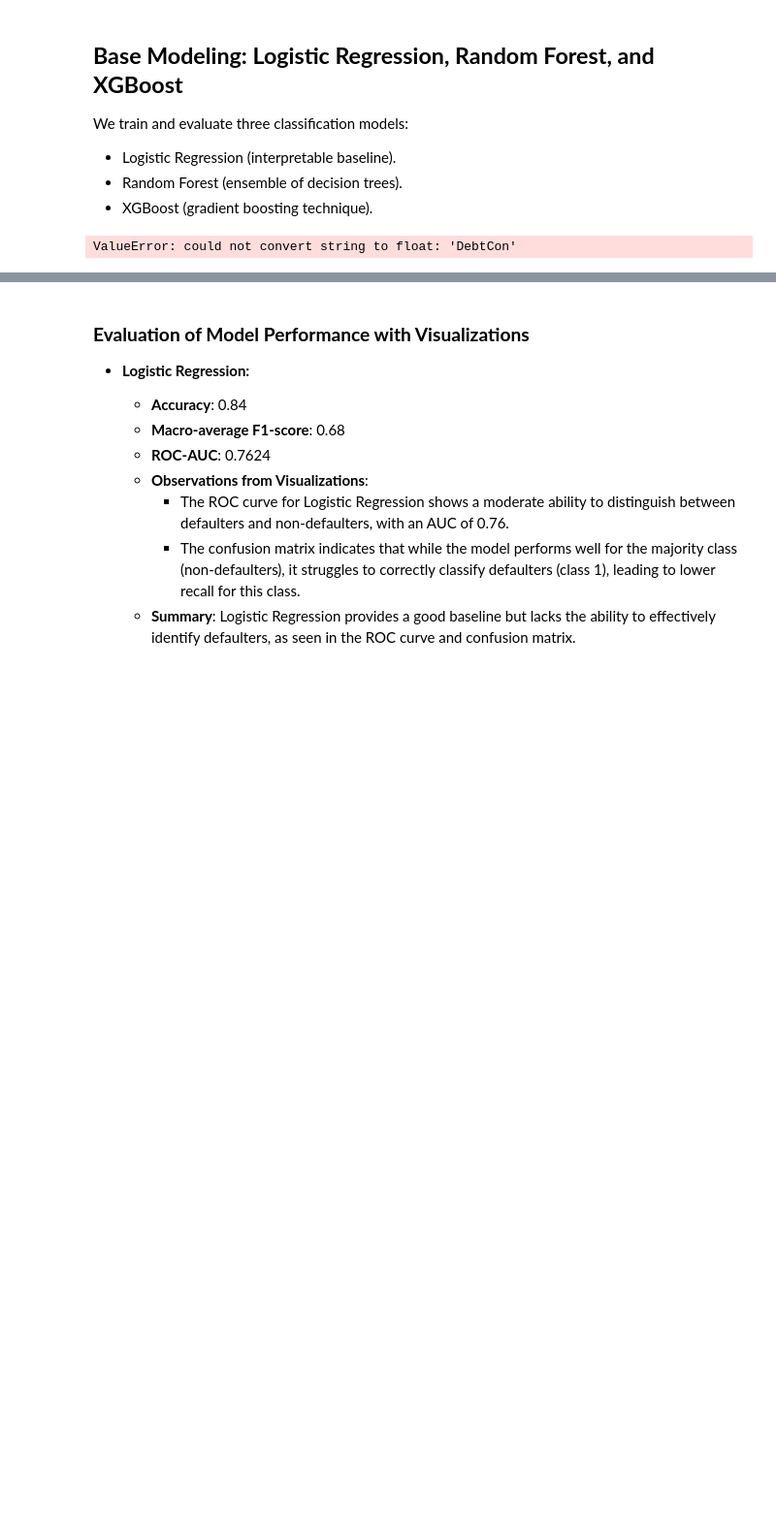
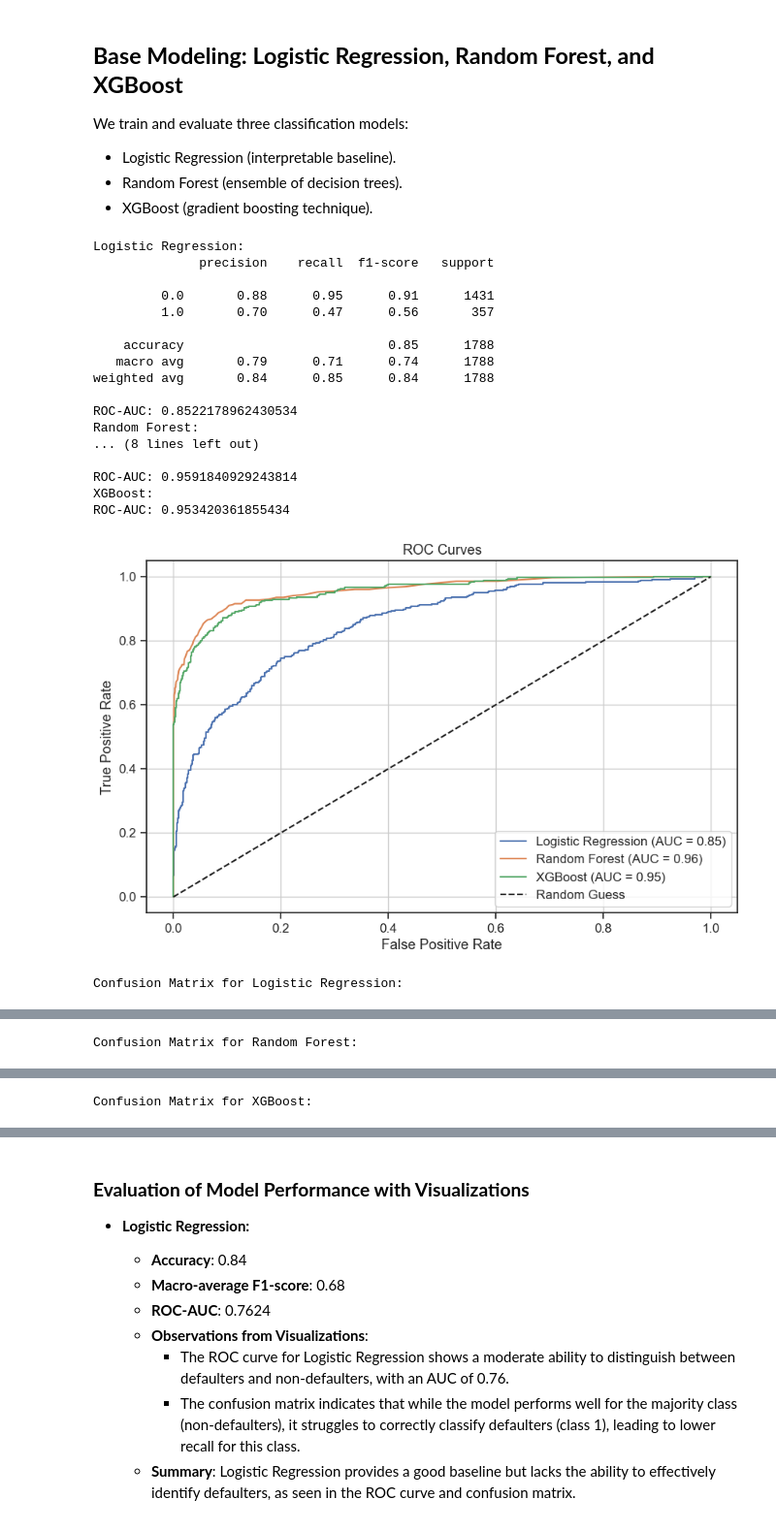
Before and after one commit to zuzann18/Loan_default, a Jupyter notebook: isworkingsmoteApplied_Data_Science_Loan_Default_Zuzanna_Walus.ipynb, the cells around one changed output, grey strips where cells are left out. Shown at 97% size. Cells and saved outputs as stored; diff of their text form; code cells hidden in the pictures; blank space fills up the shorter version.

Commit message:
added X_test_proc

```diff
--- a/isworkingsmoteApplied_Data_Science_Loan_Default_Zuzanna_Walus.ipynb
+++ b/isworkingsmoteApplied_Data_Science_Loan_Default_Zuzanna_Walus.ipynb
@@ -904,4 +906,4 @@ y = df['BAD']
 # %%
 
 # Train-test split
-X_train, X_test, y_train, y_test = train_test_split(X, y, test_size=0.3, random_state=42, stratify=y)
+X_train, X_test_proc, y_train, y_test = train_test_split(X, y, test_size=0.3, random_state=42, stratify=y)
@@ -935,6 +935,7 @@ preprocessor = ColumnTransformer([
     ('cat', OneHotEncoder(drop='first', sparse_output=False), cat_cols)
 ])
 X_train_proc = preprocessor.fit_transform(X_train)
+X_test_proc = preprocessor.fit_transform(X_test_proc)
 # %% [markdown]
 
 ## **Base Modeling: Logistic Regression, Random Forest, and XGBoost**
@@ -948,63 +949,81 @@ We train and evaluate three classification models:
 # Logistic Regression
 lr = LogisticRegression(max_iter=1000)
 lr.fit(X_train_proc, y_train)
-lr_preds = lr.predict(X_test)
+lr_preds = lr.predict(X_test_proc)
 
 # Random Forest
 rf = RandomForestClassifier(random_state=42)
 rf.fit(X_train_proc, y_train)
-rf_preds = rf.predict(X_test)
+rf_preds = rf.predict(X_test_proc)
 
 # XGBoost
 xgb = XGBClassifier(use_label_encoder=False, eval_metric='logloss', random_state=42)
 xgb.fit(X_train_proc, y_train)
-xgb_preds = xgb.predict(X_test)
+xgb_preds = xgb.predict(X_test_proc)
 
 # Evaluation
 print("Logistic Regression:")
 print(classification_report(y_test, lr_preds))
-print("ROC-AUC:", roc_auc_score(y_test, lr.predict_proba(X_test)[:, 1]))
+print("ROC-AUC:", roc_auc_score(y_test, lr.predict_proba(X_test_proc)[:, 1]))
 
 print("Random Forest:")
 print(classification_report(y_test, rf_preds))
-print("ROC-AUC:", roc_auc_score(y_test, rf.predict_proba(X_test)[:, 1]))
+print("ROC-AUC:", roc_auc_score(y_test, rf.predict_proba(X_test_proc)[:, 1]))
 
 print("XGBoost:")
-print("ROC-AUC:", roc_auc_score(y_test, xgb.predict_proba(X_test)[:, 1]))
+print("ROC-AUC:", roc_auc_score(y_test, xgb.predict_proba(X_test_proc)[:, 1]))
 import matplotlib.pyplot as plt
 from sklearn.metrics import roc_curve, auc, ConfusionMatrixDisplay
 
 # Logistic Regression
-lr_fpr, lr_tpr, _ = roc_curve(y_test, lr.predict_proba(X_test)[:, 1])
+lr_fpr, lr_tpr, _ = roc_curve(y_test, lr.predict_proba(X_test_proc)[:, 1])
 lr_auc = auc(lr_fpr, lr_tpr)
 
 # Random Forest
-rf_fpr, rf_tpr, _ = roc_curve(y_test, rf.predict_proba(X_test)[:, 1])
+rf_fpr, rf_tpr, _ = roc_curve(y_test, rf.predict_proba(X_test_proc)[:, 1])
 rf_auc = auc(rf_fpr, rf_tpr)
 
 # XGBoost
-xgb_fpr, xgb_tpr, _ = roc_curve(y_test, xgb.predict_proba(X_test)[:, 1])
+xgb_fpr, xgb_tpr, _ = roc_curve(y_test, xgb.predict_proba(X_test_proc)[:, 1])
 xgb_auc = auc(xgb_fpr, xgb_tpr)
 
 # Plot ROC Curves
 plt.figure(figsize=(10, 6))
 plt.plot(lr_fpr, lr_tpr, label=f"Logistic Regression (AUC = {lr_auc:.2f})")
 plt.plot(rf_fpr, rf_tpr, label=f"Random Forest (AUC = {rf_auc:.2f})")
 plt.plot(xgb_fpr, xgb_tpr, label=f"XGBoost (AUC = {xgb_auc:.2f})")
 plt.plot([0, 1], [0, 1], 'k--', label="Random Guess")
 plt.title("ROC Curves")
 plt.xlabel("False Positive Rate")
 plt.ylabel("True Positive Rate")
 plt.legend(loc="lower right")
 plt.grid()
 plt.show()
 
 # Confusion Matrices
 models = {'Logistic Regression': lr, 'Random Forest': rf, 'XGBoost': xgb}
 for name, model in models.items():
     print(f"Confusion Matrix for {name}:")
-    ConfusionMatrixDisplay.from_estimator(model, X_test, y_test, cmap='Blues')
+    ConfusionMatrixDisplay.from_estimator(model, X_test_proc, y_test, cmap='Blues')
     plt.title(f"Confusion Matrix: {name}")
     plt.show()
 # %% [output]
-ValueError: could not convert string to float: 'DebtCon'
+Logistic Regression:
+              precision    recall  f1-score   support
+
+         0.0       0.88      0.95      0.91      1431
+         1.0       0.70      0.47      0.56       357
+
+    accuracy                           0.85      1788
+   macro avg       0.79      0.71      0.74      1788
+weighted avg       0.84      0.85      0.84      1788
+
+ROC-AUC: 0.8522178962430534
+Random Forest:
+... (8 lines left out)
+
+ROC-AUC: 0.9591840929243814
+XGBoost:
+ROC-AUC: 0.953420361855434
+[figure, added]
+Confusion Matrix for Logistic Regression:
@@ -1010,0 +1031 @@ ValueError: could not convert string to float: 'DebtCon'
+Confusion Matrix for Random Forest:
@@ -1010,0 +1033 @@ ValueError: could not convert string to float: 'DebtCon'
+Confusion Matrix for XGBoost:
```
Also changed, not shown: parts of 13 cells of this notebook.
